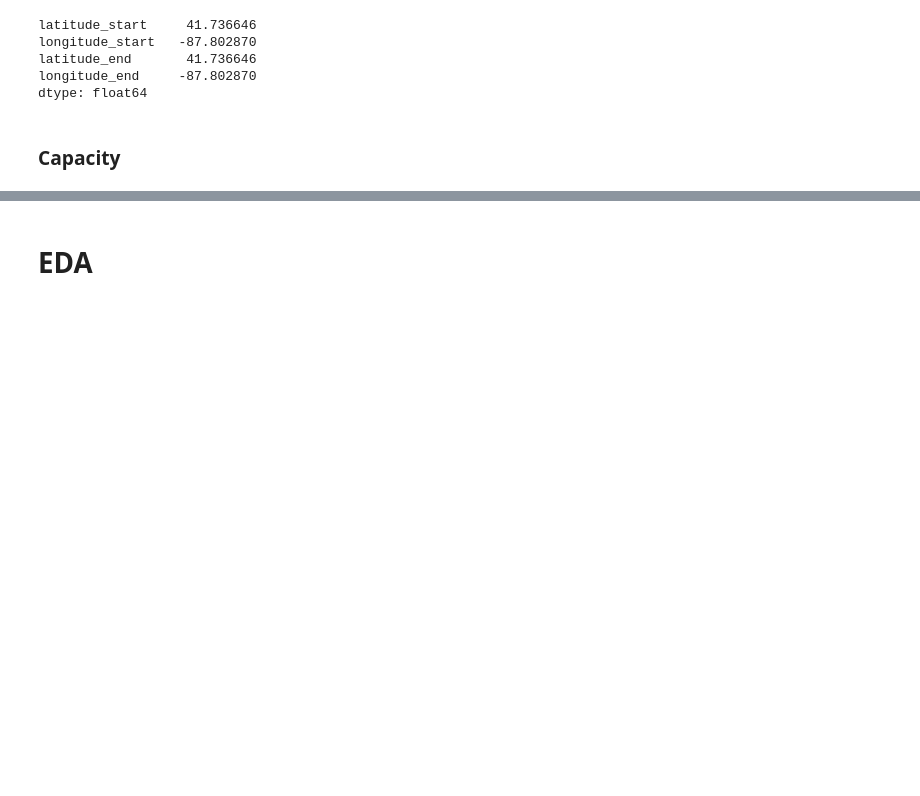
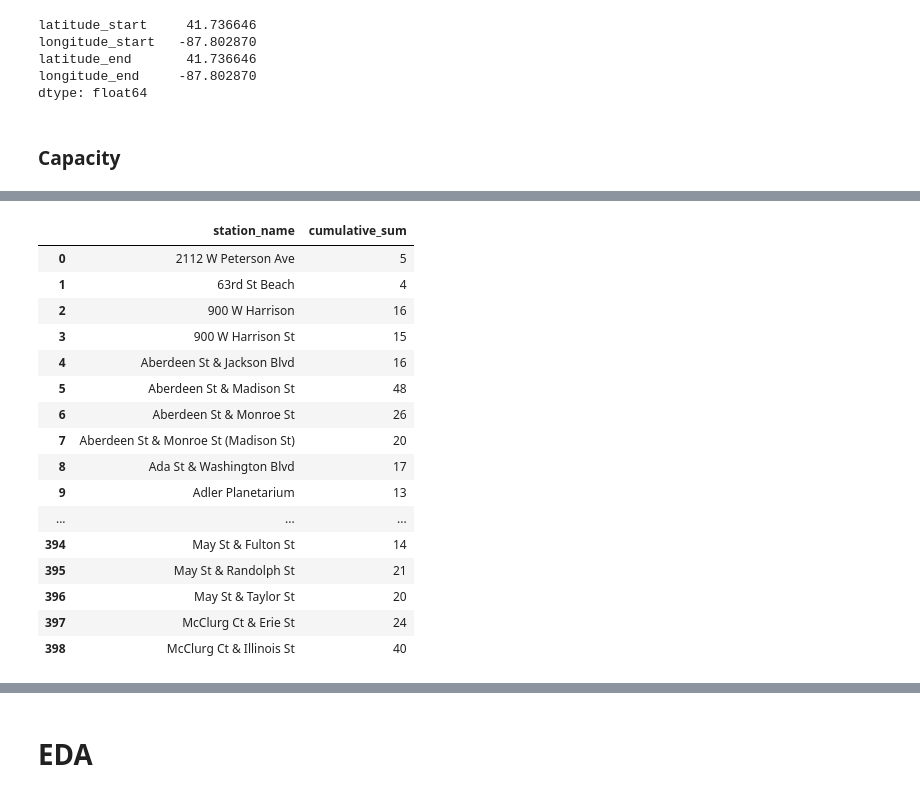
Before and after one commit to karahahn/Springboard_Capstone2, a Jupyter notebook: Capstone 2 Milestone 1.ipynb, the cells around one changed output, grey strips where cells are left out. Saved outputs shown, nothing was run; the diff lists cells and outputs as text; code cells hidden in the pictures; blank space fills up the shorter version.

```diff
--- a/Capstone 2 Milestone 1.ipynb
+++ b/Capstone 2 Milestone 1.ipynb
@@ -1598,0 +473,5 @@ array([[<matplotlib.axes._subplots.AxesSubplot object at 0x...>]],
+# %%
+arrivals = data[['starttime','to_station_name','trip_id']].sort_values(['to_station_name','starttime'])
+arrivals = arrivals.rename(columns={'starttime':'datetime','to_station_name':'station_name'})
+
+arrivals.head()
@@ -1598,0 +496,4 @@ array([[<matplotlib.axes._subplots.AxesSubplot object at 0x...>]],
+# %%
+# each arrivals is given a -1 value
+arrivals['trip_counts'] = -1
+arrivals.head()
@@ -1598,0 +507,6 @@ array([[<matplotlib.axes._subplots.AxesSubplot object at 0x...>]],
+# %%
+departures_and_arrivals = pd.concat([departures, arrivals])
+departures_and_arrivals = departures_and_arrivals.sort_values(['station_name','datetime'])
+departures_and_arrivals['date'] = departures_and_arrivals['datetime'].dt.date
+departures_and_arrivals = departures_and_arrivals[['datetime','date','station_name','trip_id','trip_counts']]
+departures_and_arrivals.head()
@@ -1598,0 +533,4 @@ array([[<matplotlib.axes._subplots.AxesSubplot object at 0x...>]],
+# %%
+# get running sum of departures-arrivals
+departures_and_arrivals['cumulative_sum'] = departures_and_arrivals.groupby(['station_name','date'])['trip_counts'].cumsum()
+departures_and_arrivals
@@ -1598,0 +555,21 @@ array([[<matplotlib.axes._subplots.AxesSubplot object at 0x...>]],
+# %%
+# maximum departures-arrivals for each station
+departures_and_arrivals.groupby('station_name')['cumulative_sum'].max().reset_index()
+# %% [output]
+|  | station_name | cumulative_sum |
+| 0 | 2112 W Peterson Ave | 5 |
+| 1 | 63rd St Beach | 4 |
+| 2 | 900 W Harrison | 16 |
+| 3 | 900 W Harrison St | 15 |
+| 4 | Aberdeen St & Jackson Blvd | 16 |
+| 5 | Aberdeen St & Madison St | 48 |
+| 6 | Aberdeen St & Monroe St | 26 |
+| 7 | Aberdeen St & Monroe St (Madison St) | 20 |
+| 8 | Ada St & Washington Blvd | 17 |
+| 9 | Adler Planetarium | 13 |
+| ... | ... | ... |
+| 394 | May St & Fulton St | 14 |
+| 395 | May St & Randolph St | 21 |
+| 396 | May St & Taylor St | 20 |
+| 397 | McClurg Ct & Erie St | 24 |
+| 398 | McClurg Ct & Illinois St | 40 |
```
Also changed, not shown: parts of 145 cells of this notebook.
